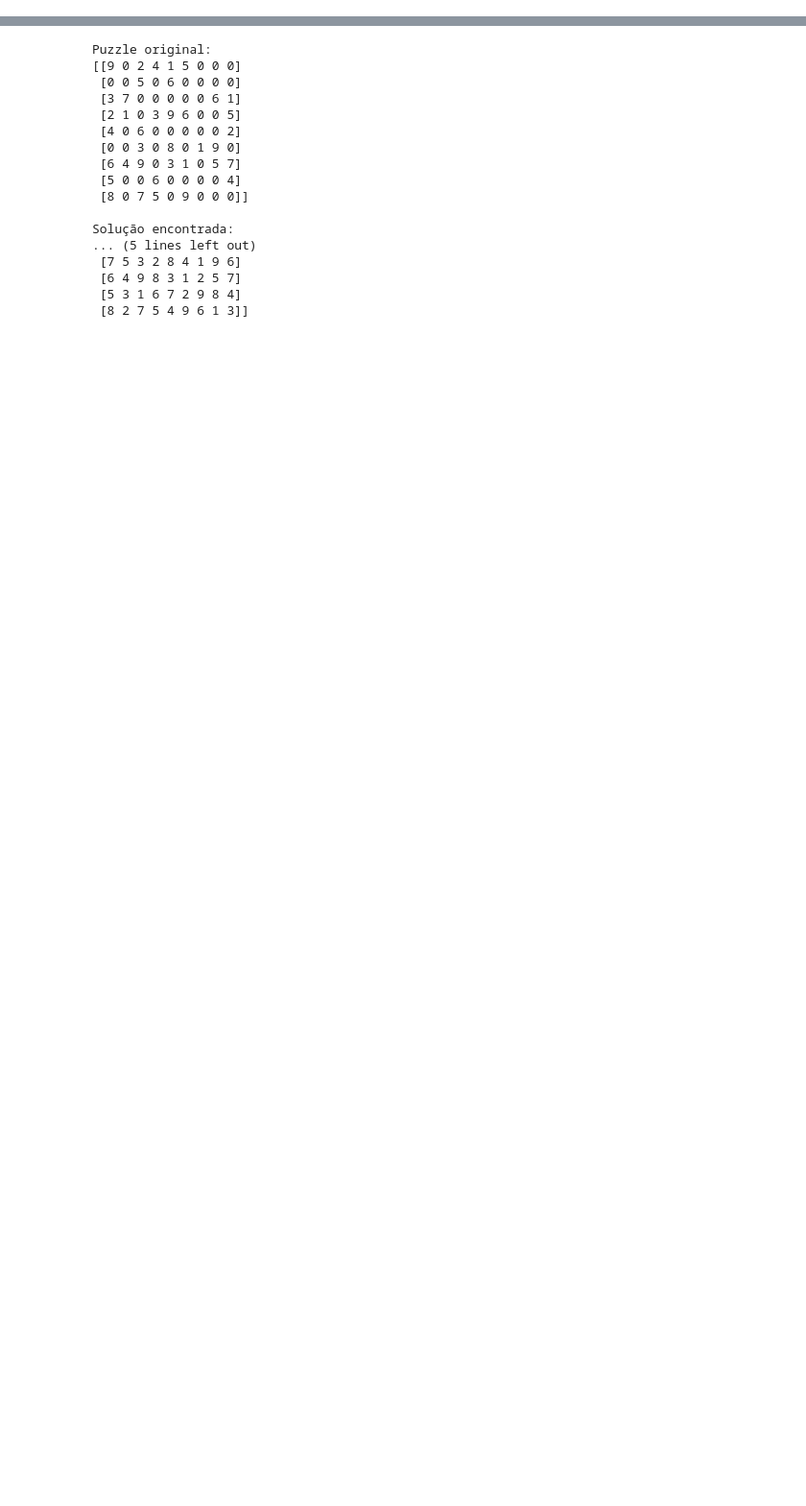
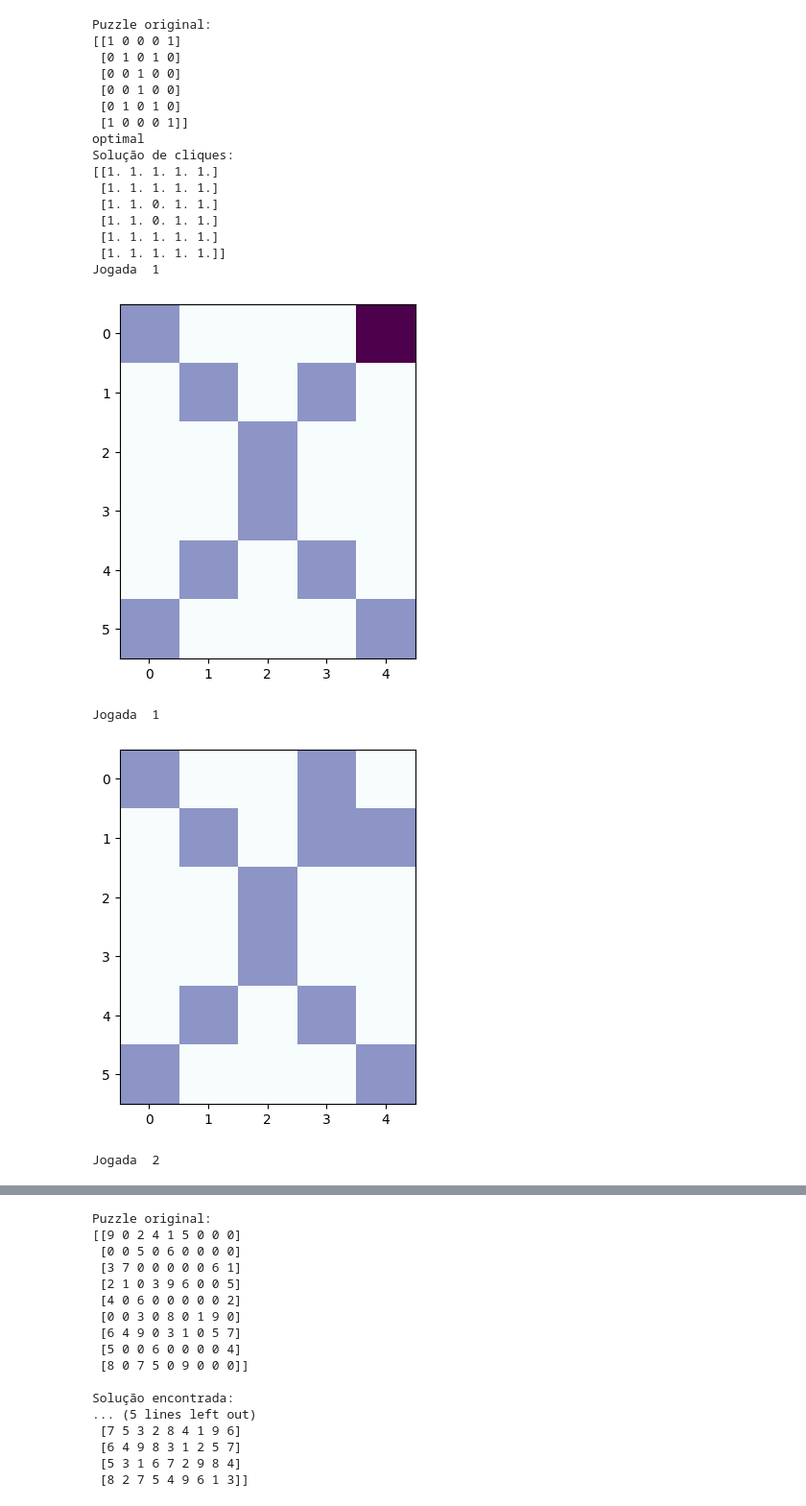
Before and after one commit to pedrotrin13334/cnvxpy-optimization, a Jupyter notebook: IA525/atividade-07/IA525-atividade-07.ipynb, the cells around one changed output, grey strips where cells are left out. Shown at 96% size. Saved outputs shown, nothing was run; the diff lists cells and outputs as text; code cells hidden in the pictures; blank space fills up the shorter version.

```diff
--- a/IA525/atividade-07/IA525-atividade-07.ipynb
+++ b/IA525/atividade-07/IA525-atividade-07.ipynb
@@ -139,0 +120,39 @@ Jogada  3
+# %%
+if __name__ == '__main__':
+
+    puzzle = np.array([
+        [1,0,0,0,1],
+        [0,1,0,1,0],
+        [0,0,1,0,0],
+        [0,0,1,0,0],
+        [0,1,0,1,0],
+        [1,0,0,0,1]
+    ])
+
+    print("Puzzle original:")
+    print(puzzle)
+
+    solution = solve_game(puzzle)
+
+    tabuleiro(solution, puzzle)
+# %% [output]
+Puzzle original:
+[[1 0 0 0 1]
+ [0 1 0 1 0]
+ [0 0 1 0 0]
+ [0 0 1 0 0]
+ [0 1 0 1 0]
+ [1 0 0 0 1]]
+optimal
+Solução de cliques:
+[[1. 1. 1. 1. 1.]
+ [1. 1. 1. 1. 1.]
+ [1. 1. 0. 1. 1.]
+ [1. 1. 0. 1. 1.]
+ [1. 1. 1. 1. 1.]
+ [1. 1. 1. 1. 1.]]
+Jogada  1
+[figure, added]
+Jogada  1
+[figure, added]
+Jogada  2
```
Also changed, not shown: parts of 10 cells of this notebook, 2 other files.
